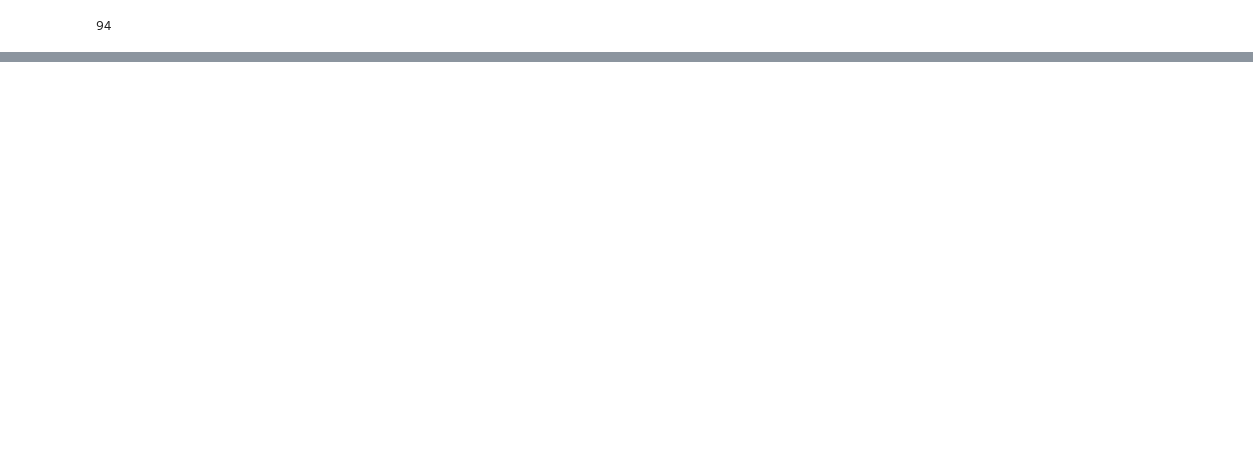
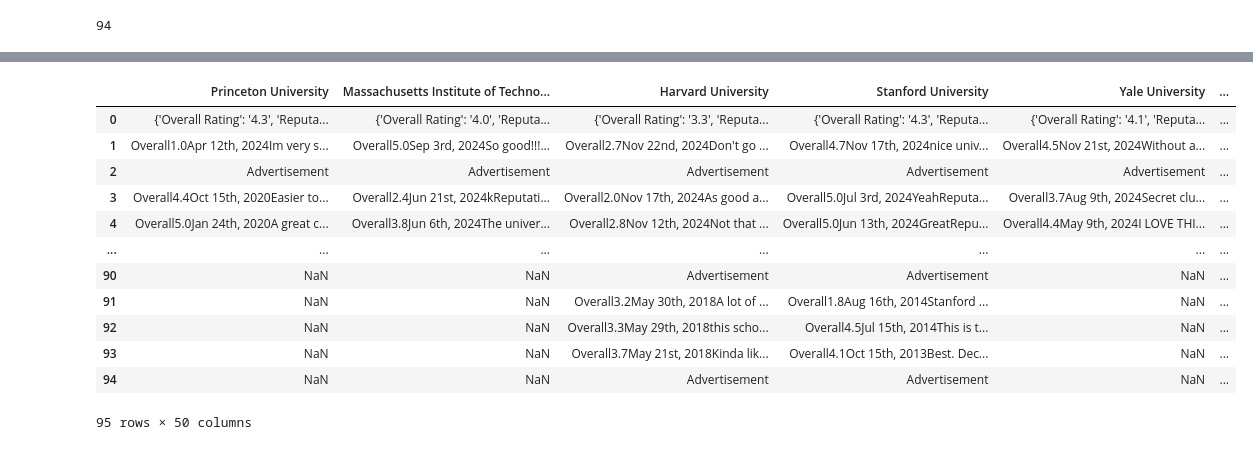
Before and after one commit to Jeanff02/CME538_Byte_Me_Big_Project, a Jupyter notebook: RatemyProfessorScrape.ipynb, the cells around one changed output, grey strips where cells are left out. Cells and saved outputs as stored; diff of their text form; code cells hidden in the pictures; blank space fills up the shorter version.

Commit message:
RMP Scrape Complete

```diff
--- a/RatemyProfessorScrape.ipynb
+++ b/RatemyProfessorScrape.ipynb
@@ -72,8 +69,8 @@ Note: you may need to restart the kernel to use updated packages.
 universities = {
     "Princeton University": "780",
     "Massachusetts Institute of Technology": "580",
-    "Harvard University": "1073",
-    "Stanford University": "1074",
+    "Harvard University": "399",
+    "Stanford University": "953",
     "Yale University": "1222",
     "California Institute of Technology": "148",
     "Duke University": "1350",
@@ -259,6 +177,28 @@ for university, university_id in universities.items():
 
     # Click the "Show More" button repeatedly
     try:
+        page_source = driver.page_source
+
+        # Use BeautifulSoup to parse the HTML
+        soup = BeautifulSoup(page_source, "html.parser")
+
+        # Scrape the summary section (overall average, reputation, etc.)
+        summary = {}
+        try:
+            # Find the overall rating
+            overall_rating = soup.select_one("div.OverallRating__Number-y66epv-3.dXoyqn").text.strip()
+            summary["Overall Rating"] = overall_rating
+
+            # Find the individual ratings (reputation, safety, opportunities, etc.)
+            stat_labels = soup.select("div.SchoolStats__StatLabel-sc-19lmz2k-3")
+            stat_values = soup.select("div.SchoolStats__StatValue-sc-19lmz2k-4")
+
+            for label, value in zip(stat_labels, stat_values):
+                summary[label.text.strip()] = value.text.strip()
+        except Exception as e:
+            print(f"Failed to scrape summary for {university}: {e}")
+
+
         max_attempts = 5  # Set a maximum number of "Show More" clicks
         attempts = 0
 
@@ -325,0 +418,16 @@ Scraping reviews for Yale University...
+# %%
+df
+# %% [output]
+|  | Princeton University | Massachusetts Institute of Techno... | Harvard University | Stanford University | Yale University | ... |
+| 0 | {'Overall Rating': '4.3', 'Reputa... | {'Overall Rating': '4.0', 'Reputa... | {'Overall Rating': '3.3', 'Reputa... | {'Overall Rating': '4.3', 'Reputa... | {'Overall Rating': '4.1', 'Reputa... | ... |
+| 1 | Overall1.0Apr 12th, 2024Im very s... | Overall5.0Sep 3rd, 2024So good!!!... | Overall2.7Nov 22nd, 2024Don't go ... | Overall4.7Nov 17th, 2024nice univ... | Overall4.5Nov 21st, 2024Without a... | ... |
+| 2 | Advertisement | Advertisement | Advertisement | Advertisement | Advertisement | ... |
+| 3 | Overall4.4Oct 15th, 2020Easier to... | Overall2.4Jun 21st, 2024kReputati... | Overall2.0Nov 17th, 2024As good a... | Overall5.0Jul 3rd, 2024YeahReputa... | Overall3.7Aug 9th, 2024Secret clu... | ... |
+| 4 | Overall5.0Jan 24th, 2020A great c... | Overall3.8Jun 6th, 2024The univer... | Overall2.8Nov 12th, 2024Not that ... | Overall5.0Jun 13th, 2024GreatRepu... | Overall4.4May 9th, 2024I LOVE THI... | ... |
+| ... | ... | ... | ... | ... | ... | ... |
+| 90 | NaN | NaN | Advertisement | Advertisement | NaN | ... |
+| 91 | NaN | NaN | Overall3.2May 30th, 2018A lot of ... | Overall1.8Aug 16th, 2014Stanford ... | NaN | ... |
+| 92 | NaN | NaN | Overall3.3May 29th, 2018this scho... | Overall4.5Jul 15th, 2014This is t... | NaN | ... |
+| 93 | NaN | NaN | Overall3.7May 21st, 2018Kinda lik... | Overall4.1Oct 15th, 2013Best. Dec... | NaN | ... |
+| 94 | NaN | NaN | Advertisement | Advertisement | NaN | ... |
+95 rows × 50 columns
```
Also changed, not shown: parts of 12 cells of this notebook, 2 other files.
